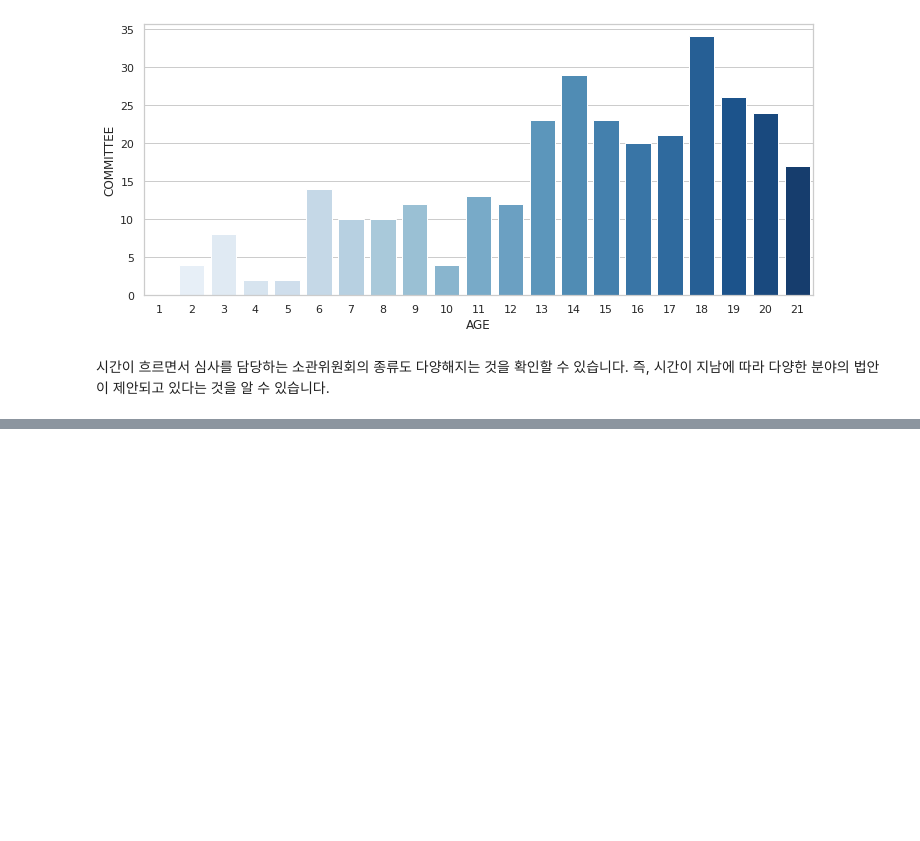
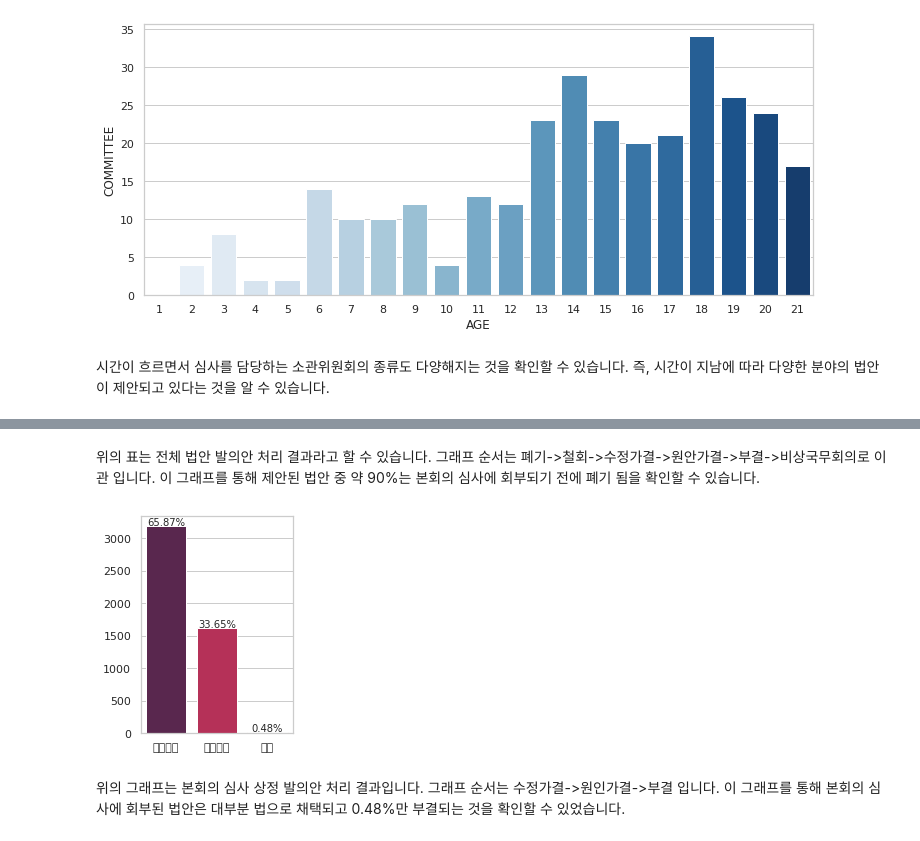
Before and after one commit to chunjunghe/stat_class, a Jupyter notebook: Mid_HW.ipynb, the cells around one changed output, grey strips where cells are left out. Saved outputs shown, nothing was run; the diff lists cells and outputs as text; code cells hidden in the pictures; blank space fills up the shorter version.

```diff
--- a/Mid_HW.ipynb
+++ b/Mid_HW.ipynb
@@ -265,0 +158,24 @@ for committee in list(suggest['committee_curr'].unique())[1:]:
+# %% [markdown]
+위의 표는 전체 법안 발의안 처리 결과라고 할 수 있습니다.
+그래프 순서는 폐기->철회->수정가결->원안가결->부결->비상국무회의로 이관
+입니다.
+이 그래프를 통해 제안된 법안 중 약 90%는 본회의 심사에 회부되기 전에 폐기 됨을 확인할 수 있습니다.
+# %%
+suggest_1 = suggest[(suggest.PROC_RESULT_1 != '폐기')&(suggest.PROC_RESULT_1 != '철회')&(suggest.PROC_RESULT_1 != '비상국무회의로이관')&(suggest.PROC_RESULT_1.notnull()==True)]
+plt.subplot(1,2,2)
+g1 = sns.countplot(data = suggest_1, x = 'PROC_RESULT_1', palette = 'rocket')
+plt.ylabel('')
+plt.xlabel('')
+total_amt = suggest_1.shape[0]
+for bar in g1.patches:
+    height = bar.get_height()
+    g1.text(bar.get_x()+bar.get_width()/2.,
+            height + 3,
+            '{:1.2f}%'.format(height/total_amt * 100),
+            ha="center", fontsize=10)
+# %% [output]
+[figure, added]
+# %% [markdown]
+위의 그래프는 본회의 심사 상정 발의안 처리 결과입니다.
+그래프 순서는 수정가결->원인가결->부결 입니다.
+이 그래프를 통해 본회의 심사에 회부된 법안은 대부분 법으로 채택되고 0.48%만 부결되는 것을 확인할 수 있었습니다.
```
Also changed, not shown: parts of 23 cells of this notebook.
